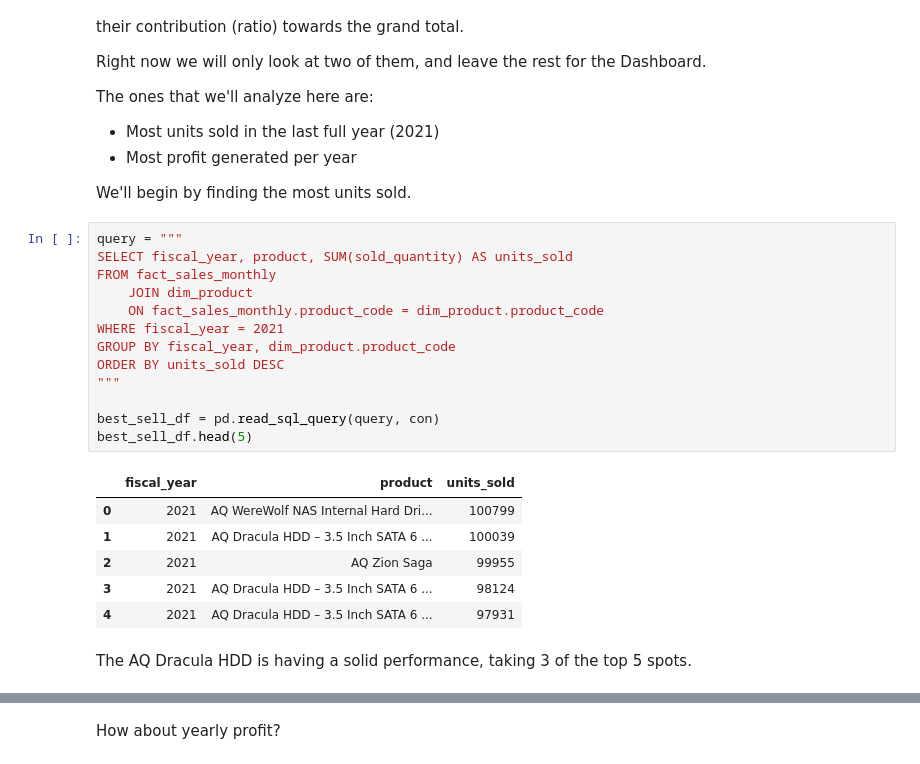
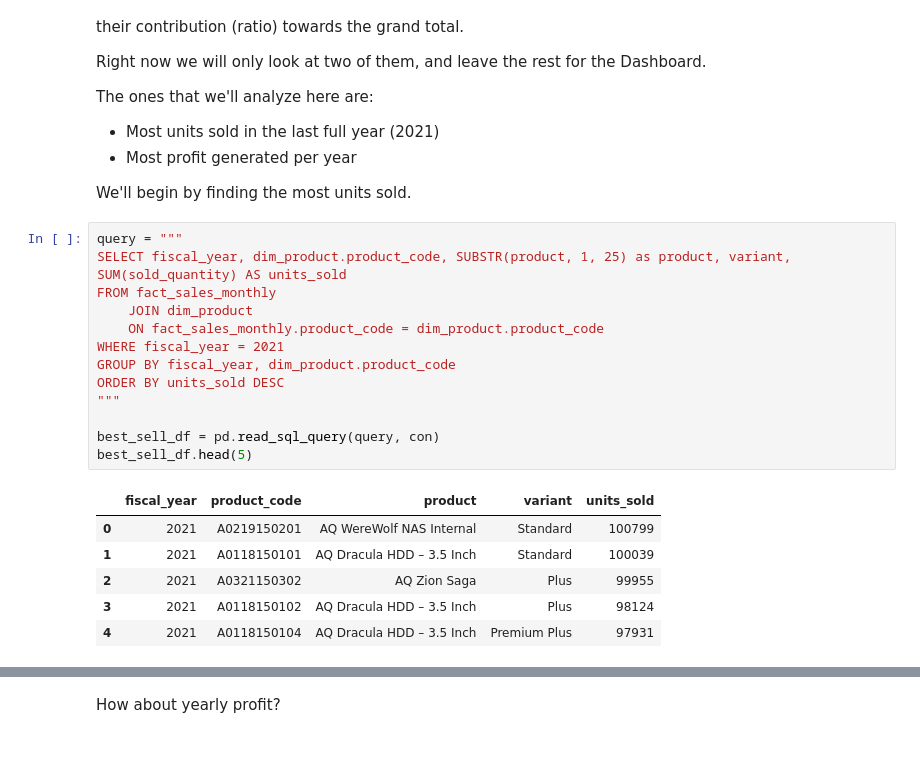
Before and after one commit to Silverscale/AtliQ_Products_Analysis, a Jupyter notebook: atliq_product_analysis.ipynb, the cells around one changed output, grey strips where cells are left out. Saved outputs shown, nothing was run; the diff lists cells and outputs as text.

```diff
--- a/atliq_product_analysis.ipynb
+++ b/atliq_product_analysis.ipynb
@@ -760,23 +759,21 @@ The ones that we'll analyze here are:
 We'll begin by finding the most units sold.
 # %%
 query = """
-SELECT fiscal_year, product, SUM(sold_quantity) AS units_sold
+SELECT fiscal_year, dim_product.product_code, SUBSTR(product, 1, 25) as product, variant, SUM(sold_quantity) AS units_sold
 FROM fact_sales_monthly
     JOIN dim_product
     ON fact_sales_monthly.product_code = dim_product.product_code
 WHERE fiscal_year = 2021
 GROUP BY fiscal_year, dim_product.product_code
 ORDER BY units_sold DESC
 """
 
 best_sell_df = pd.read_sql_query(query, con)
 best_sell_df.head(5)
 # %% [output]
-|  | fiscal_year | product | units_sold |
-| 0 | 2021 | AQ WereWolf NAS Internal Hard Dri... | 100799 |
-| 1 | 2021 | AQ Dracula HDD – 3.5 Inch SATA 6 ... | 100039 |
-| 2 | 2021 | AQ Zion Saga | 99955 |
-| 3 | 2021 | AQ Dracula HDD – 3.5 Inch SATA 6 ... | 98124 |
-| 4 | 2021 | AQ Dracula HDD – 3.5 Inch SATA 6 ... | 97931 |
+|  | fiscal_year | product_code | product | variant | units_sold |
+| 0 | 2021 | A0219150201 | AQ WereWolf NAS Internal | Standard | 100799 |
+| 1 | 2021 | A0118150101 | AQ Dracula HDD – 3.5 Inch | Standard | 100039 |
+| 2 | 2021 | A0321150302 | AQ Zion Saga | Plus | 99955 |
+| 3 | 2021 | A0118150102 | AQ Dracula HDD – 3.5 Inch | Plus | 98124 |
+| 4 | 2021 | A0118150104 | AQ Dracula HDD – 3.5 Inch | Premium Plus | 97931 |
-# %% [markdown]
-The AQ Dracula HDD is having a solid performance, taking 3 of the top 5 spots.
```
Also changed, not shown: parts of 17 cells of this notebook.
